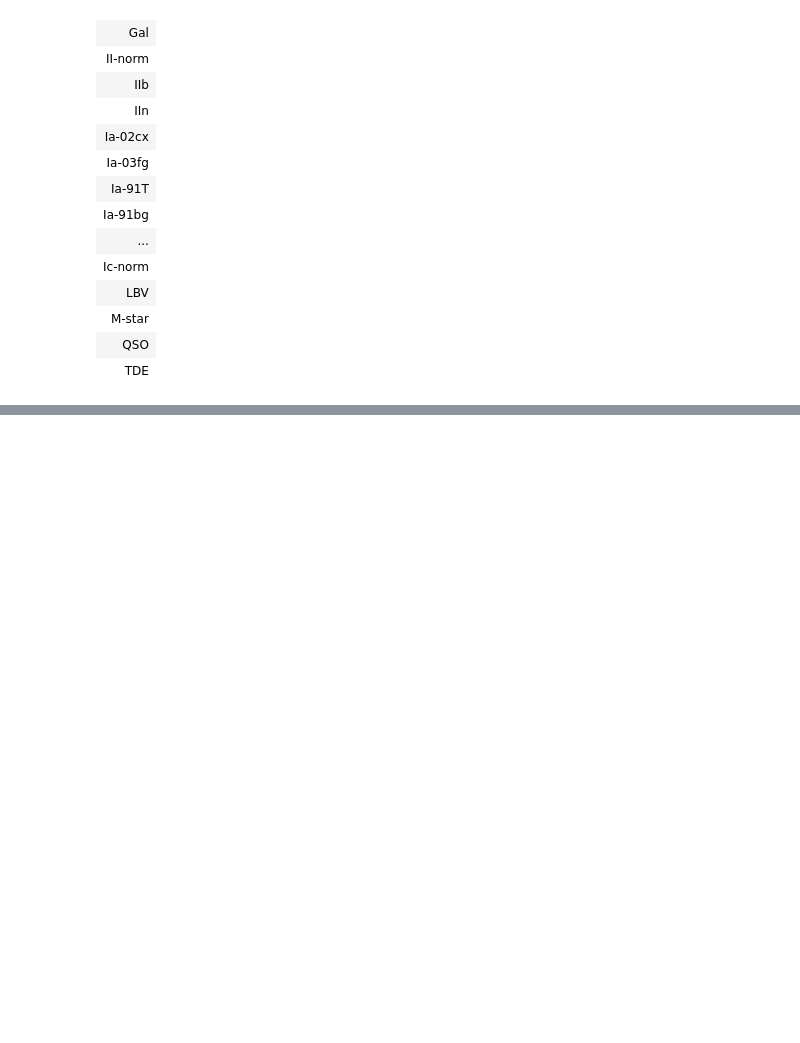
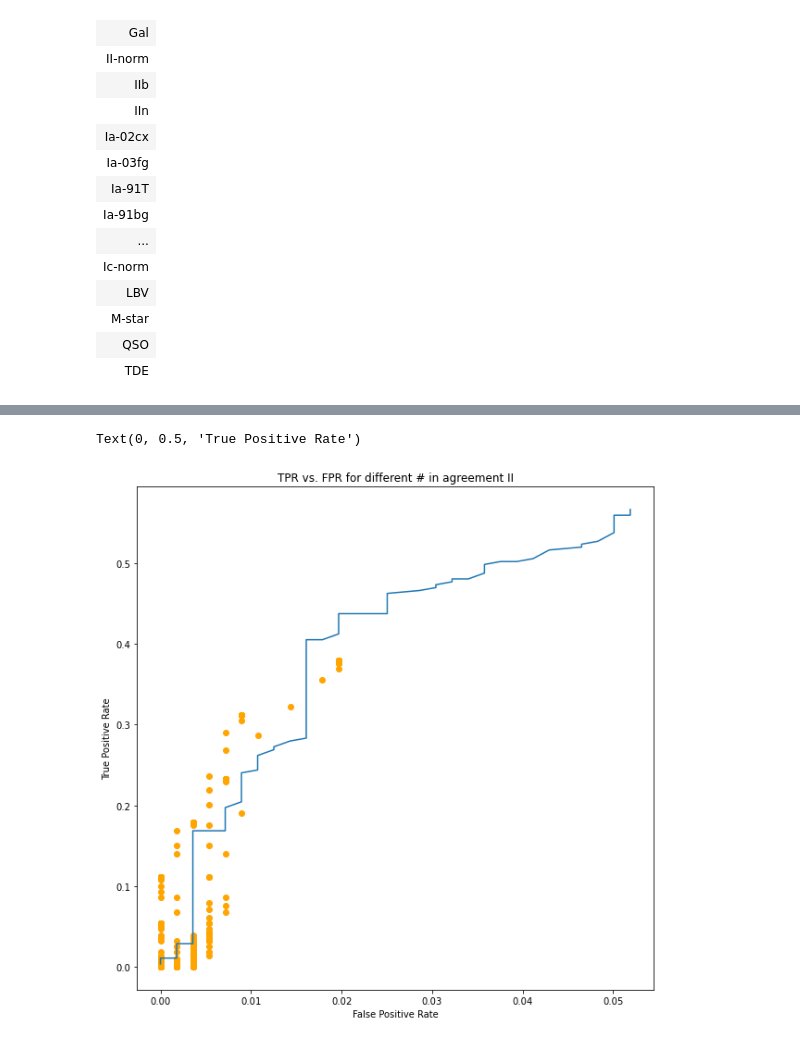
Before and after one commit to Hallflower20/supernova-spectrum-analysis, a Jupyter notebook: ZooniverseAnalysis/Analysis.ipynb, the cells around one changed output, grey strips where cells are left out. Saved outputs shown, nothing was run; the diff lists cells and outputs as text; code cells hidden in the pictures; blank space fills up the shorter version.

```diff
--- a/ZooniverseAnalysis/Analysis.ipynb
+++ b/ZooniverseAnalysis/Analysis.ipynb
@@ -715,0 +906,9 @@ for cut in rlap_cutoffs:
+# %%
+negativeII = 0
+positiveII = 0
+for j in joined_phase:
+    correct_1a = "II" in j["classification"]
+    if(correct_1a):
+        positiveII += 1
+    if(not(correct_1a)):
+        negativeII += 1
@@ -715,0 +936,32 @@ for cut in rlap_cutoffs:
+# %%
+tprfpr_zooniverse_II = Table(
+                names=("phase", "agreement", "tpr_zooniverse", "fpr_zooniverse"
+                ),
+                meta={"name": "Comparison of Three Programs"},
+                dtype=("float64", "float64", "float64", "float64"
+                      ))
+for phase in phase_cutoffs:
+    for agreement in cutoffs:
+        truepositive = [0, 0, 0]
+        falsepositive = [0, 0, 0]
+        for i in joined_phase:
+            if(i["phase"] > phase and i["agreement"] >= agreement):
+                c_actual = "II" in i["Real_c"]
+
+                c_snid = "II" in i["Zooniverse_c"]
+                if(c_actual == True and c_snid == True):
+                    truepositive[0] += 1
+                if(c_actual != True and c_snid == True):
+                    falsepositive[0] += 1
+        row = [phase, agreement, truepositive[0]/positiveII, falsepositive[0]/negativeII]
+        tprfpr_zooniverse_II.add_row(row)
+# %%
+fig = plt.figure(figsize = (10,10))
+plt.scatter(tprfpr_zooniverse_II["fpr_zooniverse"], tprfpr_zooniverse_II["tpr_zooniverse"], color = "orange")
+plt.plot(tprfpr_snid_II["fpr_snid"], tprfpr_snid_II["tpr_snid"])
+plt.title("TPR vs. FPR for different # in agreement II")
+plt.xlabel("False Positive Rate")
+plt.ylabel("True Positive Rate")
+# %% [output]
+Text(0, 0.5, 'True Positive Rate')
+[figure, added]
```
Also changed, not shown: parts of 39 cells of this notebook, 7 other files.
